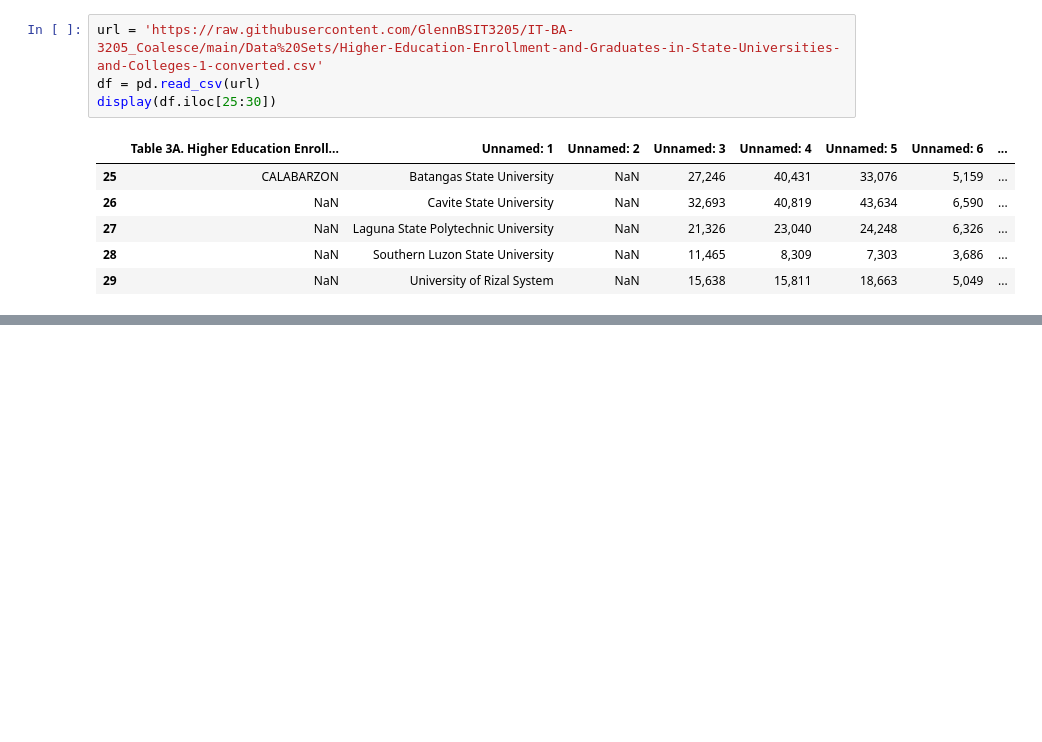
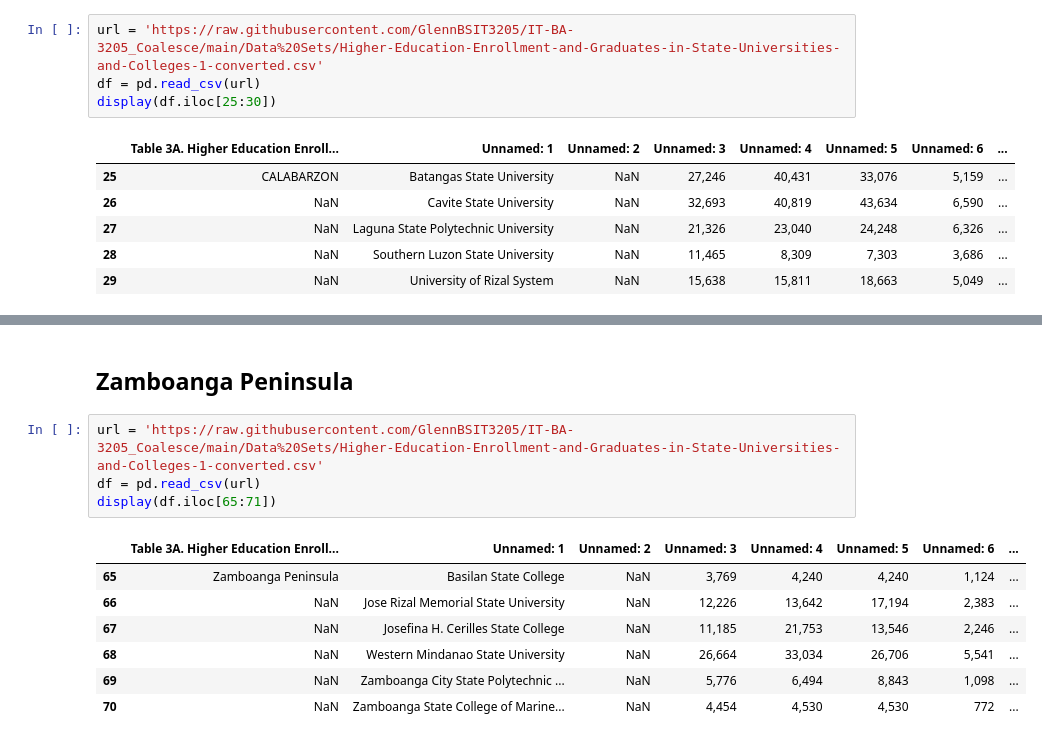
Before and after one commit to GlennBSIT3205/IT-BA-3205_Coalesce, a Jupyter notebook: Education in the Philippines Visualization.ipynb, the cells around one changed output, grey strips where cells are left out. Drawn from its saved outputs; the diff is of its cells as text; blank space fills up the shorter version.

```diff
--- a/Education in the Philippines Visualization.ipynb
+++ b/Education in the Philippines Visualization.ipynb
@@ -97,0 +165,14 @@ display(df.iloc[25:30])
+# %% [markdown]
+## **Zamboanga Peninsula**
+# %%
+url = 'https://raw.githubusercontent.com/GlennBSIT3205/IT-BA-3205_Coalesce/main/Data%20Sets/Higher-Education-Enrollment-and-Graduates-in-State-Universities-and-Colleges-1-converted.csv'
+df = pd.read_csv(url)
+display(df.iloc[65:71])
+# %% [output]
+|  | Table 3A. Higher Education Enroll... | Unnamed: 1 | Unnamed: 2 | Unnamed: 3 | Unnamed: 4 | Unnamed: 5 | Unnamed: 6 | ... |
+| 65 | Zamboanga Peninsula | Basilan State College | NaN | 3,769 | 4,240 | 4,240 | 1,124 | ... |
+| 66 | NaN | Jose Rizal Memorial State University | NaN | 12,226 | 13,642 | 17,194 | 2,383 | ... |
+| 67 | NaN | Josefina H. Cerilles State College | NaN | 11,185 | 21,753 | 13,546 | 2,246 | ... |
+| 68 | NaN | Western Mindanao State University | NaN | 26,664 | 33,034 | 26,706 | 5,541 | ... |
+| 69 | NaN | Zamboanga City State Polytechnic ... | NaN | 5,776 | 6,494 | 8,843 | 1,098 | ... |
+| 70 | NaN | Zamboanga State College of Marine... | NaN | 4,454 | 4,530 | 4,530 | 772 | ... |
```
Also changed, not shown: parts of 8 cells of this notebook.
